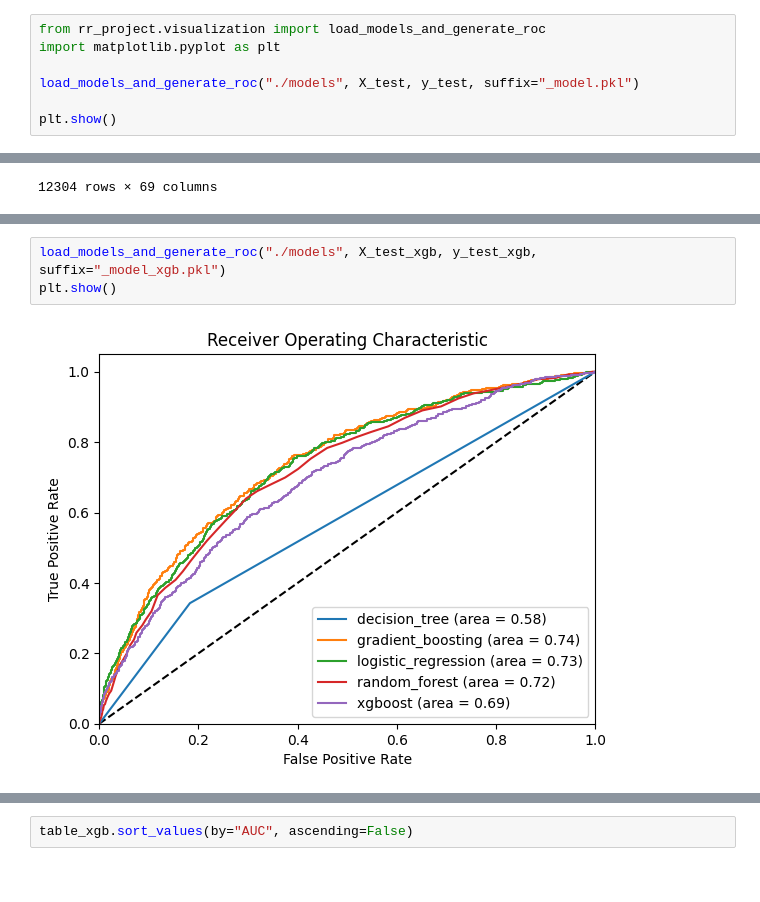
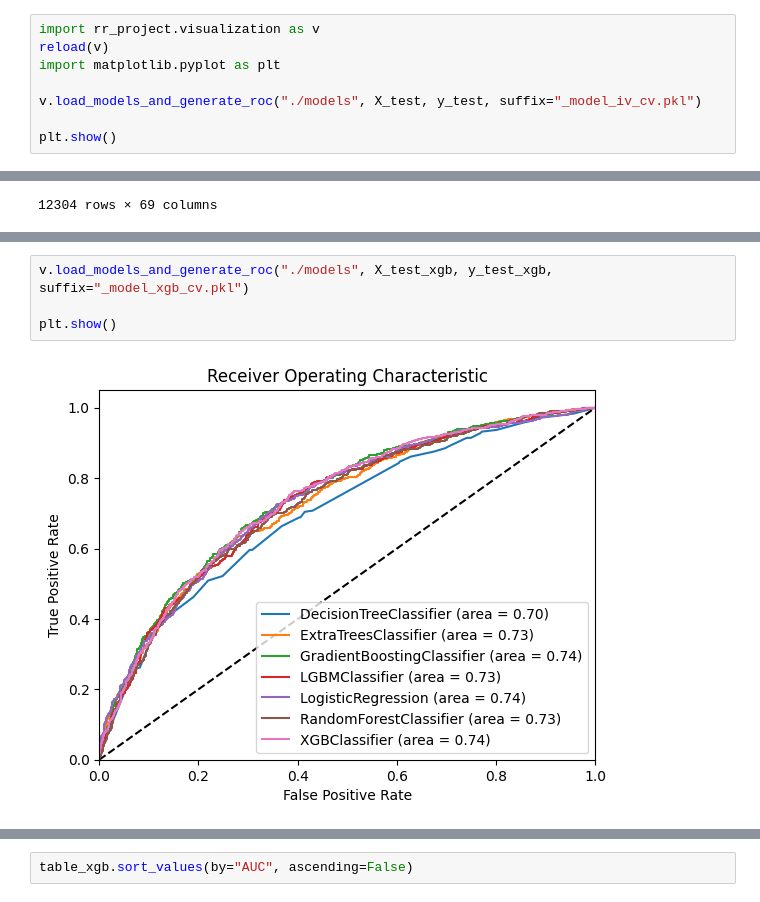
Before and after one commit to hoobys/Reproducible-Research-uni-project, a Jupyter notebook: report.ipynb, the cells around one changed output, grey strips where cells are left out. Saved outputs shown, nothing was run; the diff lists cells and outputs as text.

```diff
--- a/report.ipynb
+++ b/report.ipynb
@@ -246,8 +405,9 @@ from rr_project.train_models import train_and_save_models
 # %%
-from rr_project.visualization import load_models_and_generate_roc
+import rr_project.visualization as v
+reload(v)
 import matplotlib.pyplot as plt
 
-load_models_and_generate_roc("./models", X_test, y_test, suffix="_model.pkl")
+v.load_models_and_generate_roc("./models", X_test, y_test, suffix="_model_iv_cv.pkl")
 
 plt.show()
 # %% [output]
@@ -284,6 +589,7 @@ X_train_xgb
 # %%
-load_models_and_generate_roc("./models", X_test_xgb, y_test_xgb, suffix="_model_xgb.pkl")
+v.load_models_and_generate_roc("./models", X_test_xgb, y_test_xgb, suffix="_model_xgb_cv.pkl")
+
 plt.show()
 # %% [output]
-[figure, old version]
+[figure, new version]
 # %%
```
Also changed, not shown: parts of 12 cells of this notebook, 11 other files.
